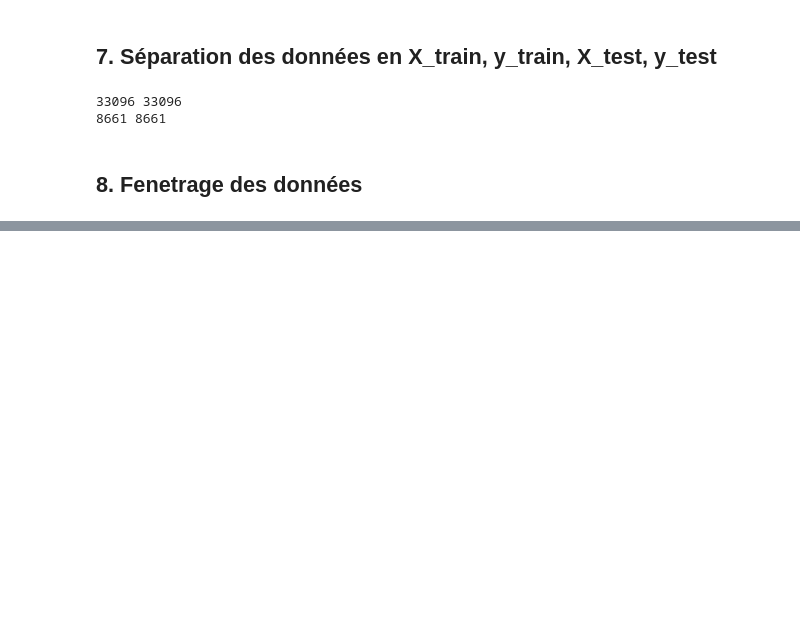
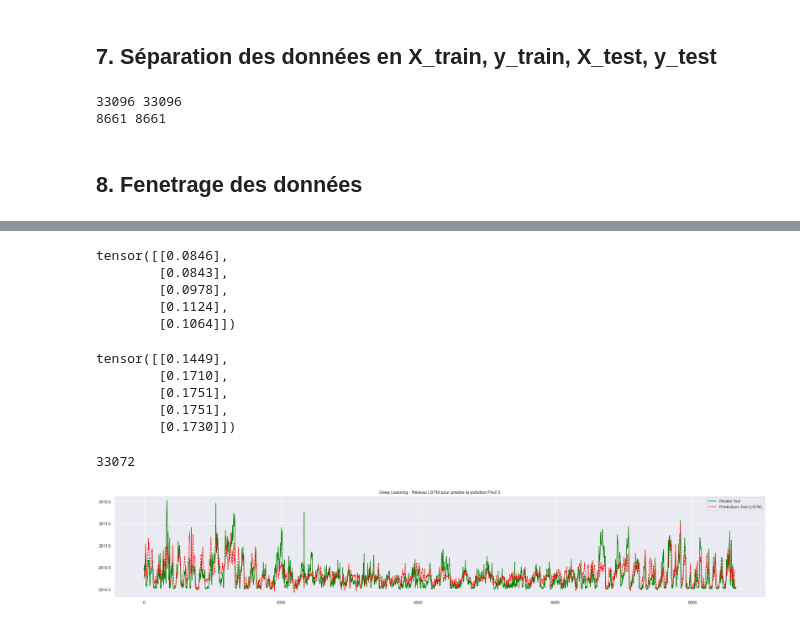
Before and after one commit to RajaaLebnaiti/100-Days-of-Data-Science, a Jupyter notebook: Time Series/Projets/Projet 2 Beijing PM2.5/main.ipynb, the cells around one changed output, grey strips where cells are left out. Saved outputs shown, nothing was run; the diff lists cells and outputs as text; code cells hidden in the pictures; blank space fills up the shorter version.

Commit message:
modéle lstm pour la prédiction

```diff
--- a/Time Series/Projets/Projet 2 Beijing PM2.5/main.ipynb
+++ b/Time Series/Projets/Projet 2 Beijing PM2.5/main.ipynb
@@ -593,0 +658,13 @@ print(len(X_test), len(y_test))
+# %%
+epochs = 100
+
+for epoch in range(epochs):
+    model_lstm.train()
+    optimizer.zero_grad()
+    outputs = model_lstm(X_train_seq)
+    loss = criterion(outputs, y_train_seq)
+    loss.backward()
+    optimizer.step()
+
+    if (epoch + 1) % 10 == 0:
+        print(f"Époque [{epoch+1}/{epochs}], Perte (Loss): {loss.item():.5f}")
@@ -593,0 +682,53 @@ print(len(X_test), len(y_test))
+# %%
+model_lstm.eval()
+with torch.no_grad():
+    train_predict = model_lstm(X_train_seq)
+    test_predict = model_lstm(X_test_seq)
+# %%
+test_predict[:5]
+# %% [output]
+tensor([[0.0846],
+        [0.0843],
+        [0.0978],
+        [0.1124],
+        [0.1064]])
+# %%
+y_test_seq[:5]
+# %% [output]
+tensor([[0.1449],
+        [0.1710],
+        [0.1751],
+        [0.1751],
+        [0.1730]])
+# %%
+# Inversion de la normalisation pour comparer dans l'échelle d'origine
+import numpy as np
+
+def inverse_transform_pm25(scaler, predictions):
+    predictions = predictions.reshape(-1, 1)
+    dummy = np.zeros((len(predictions), scaler.n_features_in_))
+    dummy[:, 0] = predictions.ravel()
+    inv_matrix = scaler.inverse_transform(dummy)
+    return inv_matrix[:, 0]
+
+train_predict_inv = inverse_transform_pm25(scaler, train_predict.numpy())
+test_predict_inv = inverse_transform_pm25(scaler, test_predict.numpy())
+y_test_inv = inverse_transform_pm25(scaler, y_test_seq.numpy())
+# %%
+train_size = len(X_train_seq)
+train_size
+# %% [output]
+33072
+# %%
+plt.figure(figsize=(32, 5))
+
+
+plt.plot(y_test_inv, label="Réalité Test", color="green")
+plt.plot(test_predict_inv, label="Prédictions Test (LSTM)", color="red", linestyle="--")
+
+plt.title("Deep Learning : Réseau LSTM pour prédire la pollution Pm2.5")
+plt.legend()
+plt.grid(True)
+plt.show()
+# %% [output]
+[figure, added]
```
Also changed, not shown: parts of 13 cells of this notebook.
